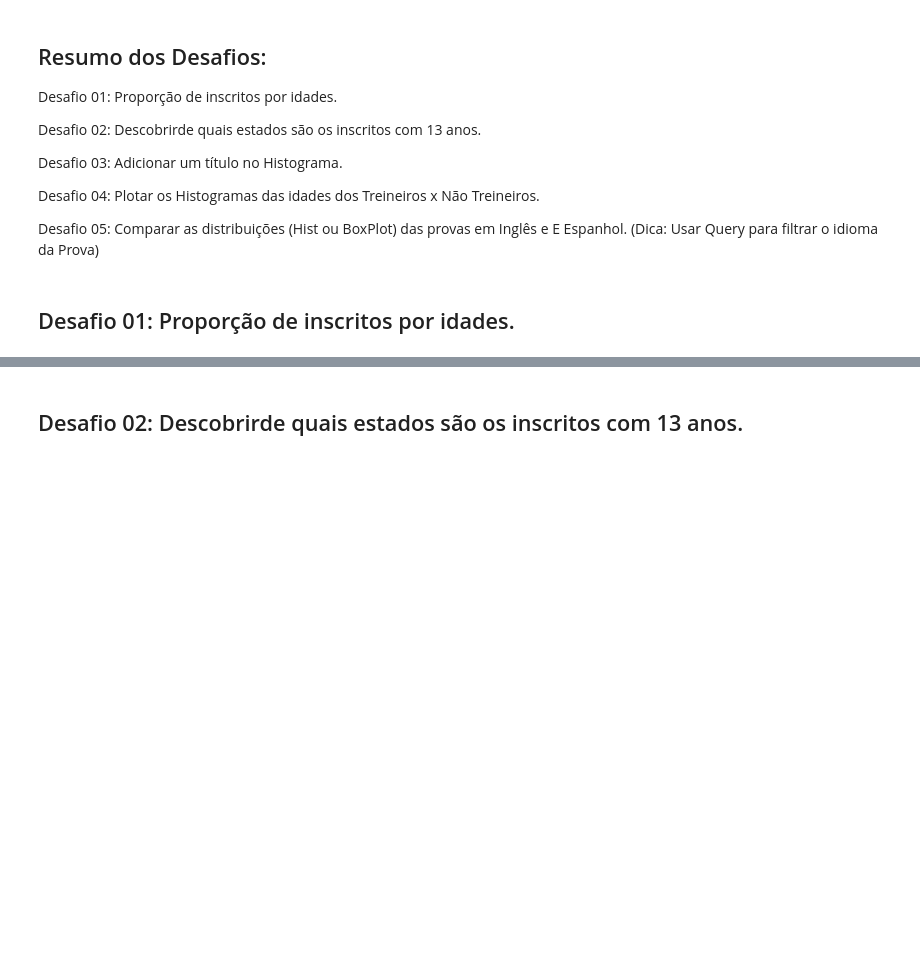
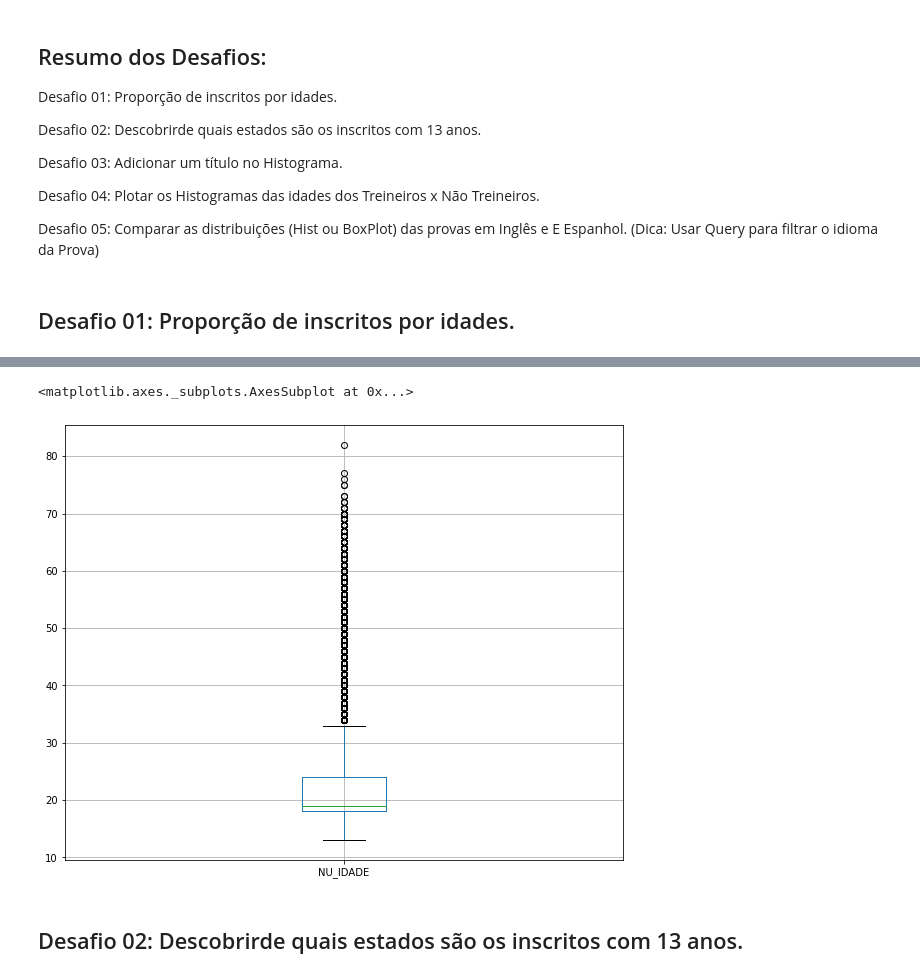
Before and after one commit to tiagorici/Alura_Imersao_Dados, a Jupyter notebook: Aula01.ipynb, the cells around one changed output, grey strips where cells are left out. Saved outputs shown, nothing was run; the diff lists cells and outputs as text; code cells hidden in the pictures; blank space fills up the shorter version.

```diff
--- a/Aula01.ipynb
+++ b/Aula01.ipynb
@@ -292,3 +334,9 @@ Desafio 01: Proporção de inscritos por idades.
+# %%
+#Mostra uma Mediana com os dados
+dados["NU_IDADE"].plot.box(grid = True, figsize = (10, 8))
+# %% [output]
+<matplotlib.axes._subplots.AxesSubplot at 0x...>
+[figure, added]
 # %% [markdown]
 Desafio 02: Descobrirde quais estados são os inscritos com 13 anos.
 --
```
Also changed, not shown: parts of 12 cells of this notebook.
